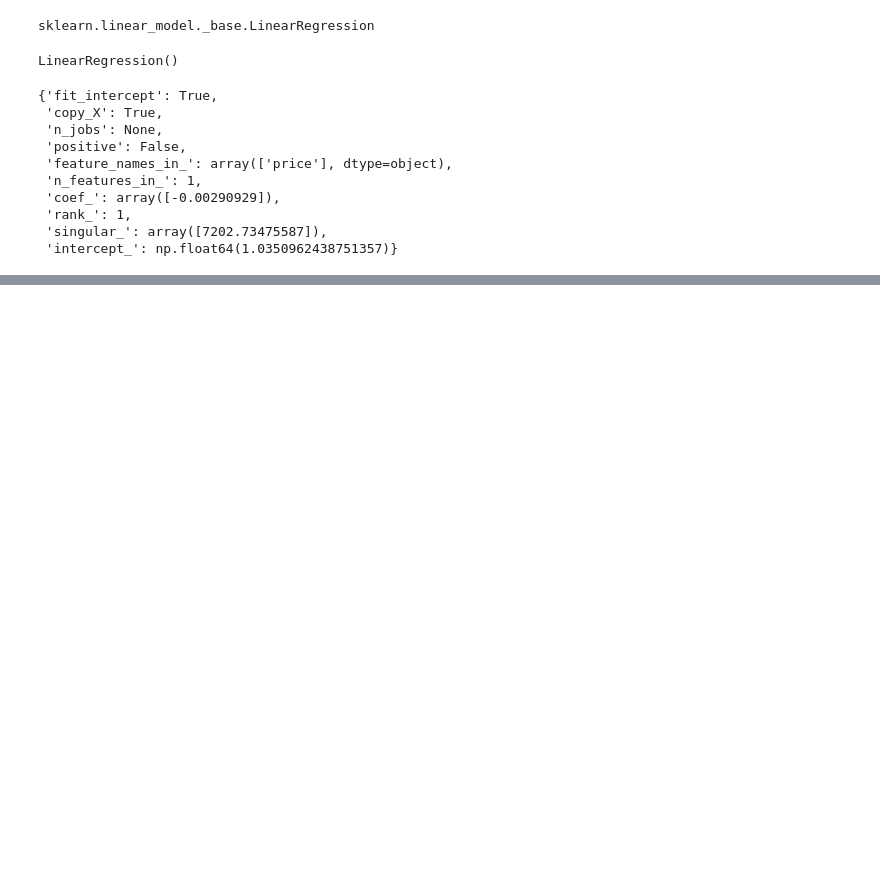
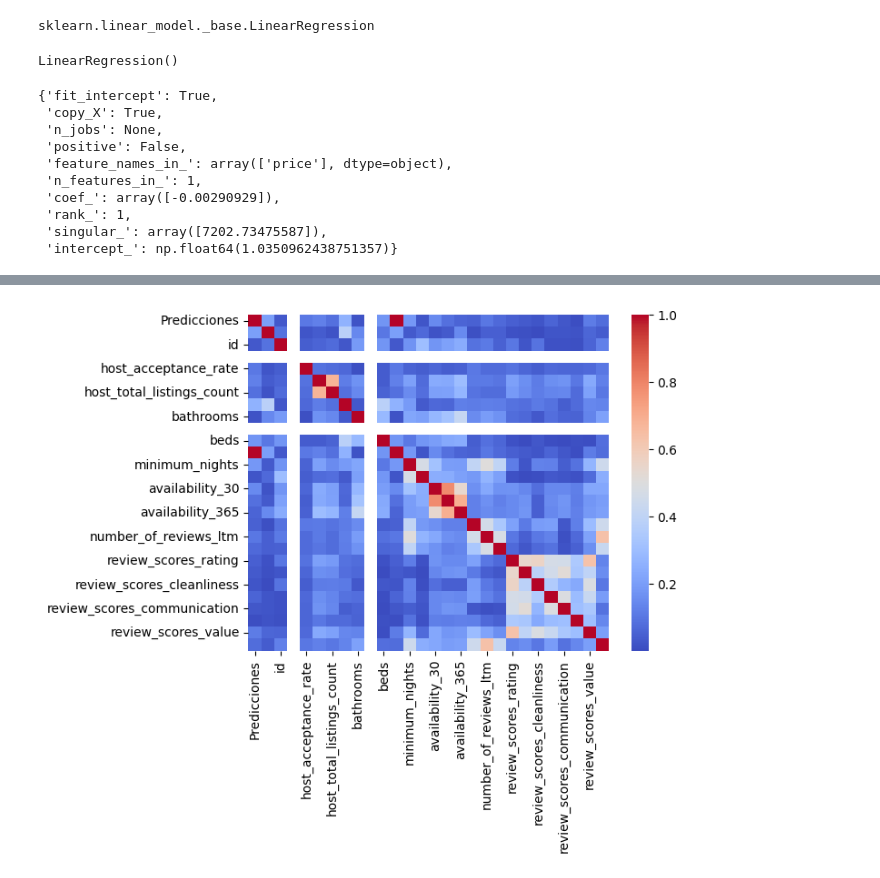
Before and after one commit to GabLopezAl/Regresion-Lineal-Simple-Y-Multiple, a Jupyter notebook: Codigo_Berlin.ipynb, the cells around one changed output, grey strips where cells are left out. Drawn from its saved outputs; the diff is of its cells as text; code cells hidden in the pictures; blank space fills up the shorter version.

```diff
--- a/Codigo_Berlin.ipynb
+++ b/Codigo_Berlin.ipynb
@@ -108,0 +162,4 @@ model.__dict__
+# %%
+# Encontramos todas las correlaciones entre las variables
+Corr_Factors = df_berlin.select_dtypes(include=['number']).corr()
+Corr_Factors
@@ -108,0 +185,4 @@ model.__dict__
+# %%
+# Encontramos el valor absoluto de todas las correlaciones entre las variables
+Corr_Factors1 = abs(Corr_Factors)
+Corr_Factors1
@@ -108,0 +208,5 @@ model.__dict__
+# %%
+# Graficamos el mapa de color de las coeficientes de correlacion
+Heat_Map = sns.heatmap(Corr_Factors1, cmap = 'coolwarm')
+# %% [output]
+[figure, added]
```
Also changed, not shown: parts of 13 cells of this notebook.
